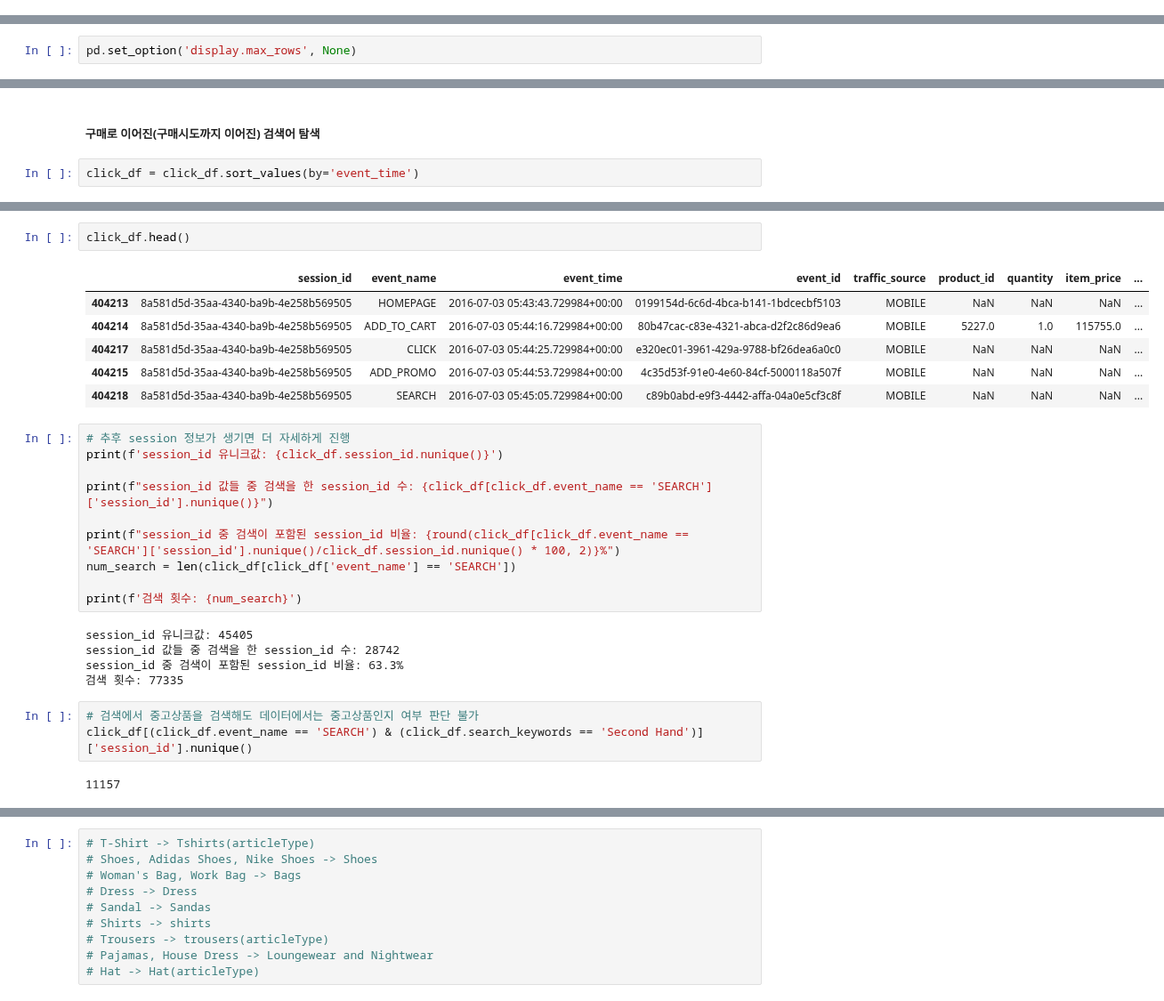
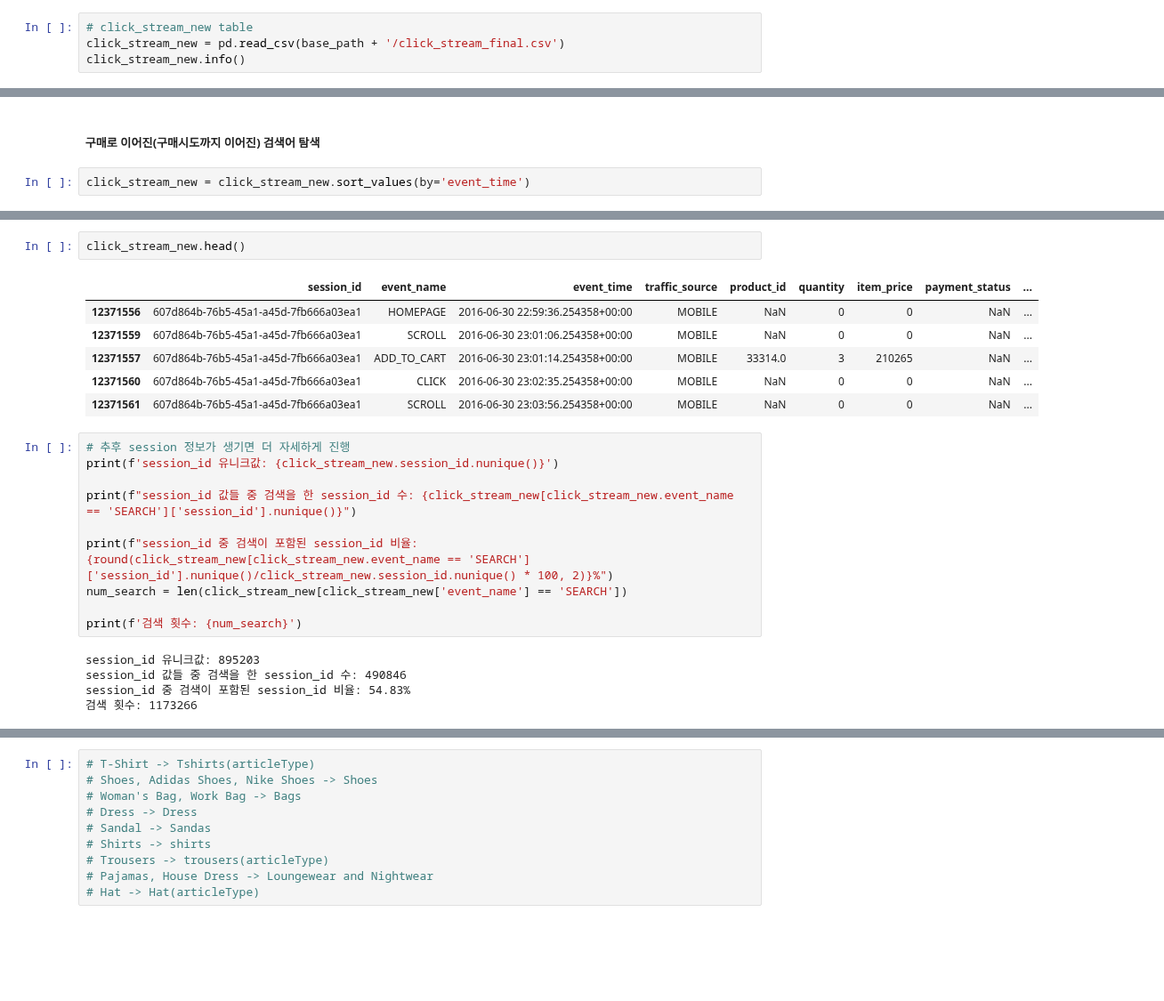
Before and after one commit to NARAEIM/tp2-da, a Jupyter notebook: tp2_da_hyunjune.ipynb, the cells around one changed output, grey strips where cells are left out. Shown at 89% size. Drawn from its saved outputs; the diff is of its cells as text; blank space fills up the shorter version.

```diff
--- a/tp2_da_hyunjune.ipynb
+++ b/tp2_da_hyunjune.ipynb
@@ -7,0 +20,4 @@ import os
+# %%
+# click_stream_new table
+click_stream_new = pd.read_csv(base_path + '/click_stream_final.csv')
+click_stream_new.info()
@@ -75,2 +83,0 @@ product_df.productDisplayName
-# %%
-pd.set_option('display.max_rows', None)
@@ -357,5 +242,5 @@ plt.show()
 # %% [markdown]
 ##### 구매로 이어진(구매시도까지 이어진) 검색어 탐색
 # %%
-click_df = click_df.sort_values(by='event_time')
+click_stream_new = click_stream_new.sort_values(by='event_time')
 # %%
@@ -365,29 +250,24 @@ array([nan, 'Success', 'Failed'], dtype=object)
 # %%
-click_df.head()
+click_stream_new.head()
 # %% [output]
-|  | session_id | event_name | event_time | event_id | traffic_source | product_id | quantity | item_price | ... |
-| 404213 | 8a581d5d-35aa-4340-ba9b-4e258b569505 | HOMEPAGE | 2016-07-03 05:43:43.729984+00:00 | 0199154d-6c6d-4bca-b141-1bdcecbf5103 | MOBILE | NaN | NaN | NaN | ... |
-| 404214 | 8a581d5d-35aa-4340-ba9b-4e258b569505 | ADD_TO_CART | 2016-07-03 05:44:16.729984+00:00 | 80b47cac-c83e-4321-abca-d2f2c86d9ea6 | MOBILE | 5227.0 | 1.0 | 115755.0 | ... |
-| 404217 | 8a581d5d-35aa-4340-ba9b-4e258b569505 | CLICK | 2016-07-03 05:44:25.729984+00:00 | e320ec01-3961-429a-9788-bf26dea6a0c0 | MOBILE | NaN | NaN | NaN | ... |
-| 404215 | 8a581d5d-35aa-4340-ba9b-4e258b569505 | ADD_PROMO | 2016-07-03 05:44:53.729984+00:00 | 4c35d53f-91e0-4e60-84cf-5000118a507f | MOBILE | NaN | NaN | NaN | ... |
-| 404218 | 8a581d5d-35aa-4340-ba9b-4e258b569505 | SEARCH | 2016-07-03 05:45:05.729984+00:00 | c89b0abd-e9f3-4442-affa-04a0e5cf3c8f | MOBILE | NaN | NaN | NaN | ... |
+|  | session_id | event_name | event_time | traffic_source | product_id | quantity | item_price | payment_status | ... |
+| 12371556 | 607d864b-76b5-45a1-a45d-7fb666a03ea1 | HOMEPAGE | 2016-06-30 22:59:36.254358+00:00 | MOBILE | NaN | 0 | 0 | NaN | ... |
+| 12371559 | 607d864b-76b5-45a1-a45d-7fb666a03ea1 | SCROLL | 2016-06-30 23:01:06.254358+00:00 | MOBILE | NaN | 0 | 0 | NaN | ... |
+| 12371557 | 607d864b-76b5-45a1-a45d-7fb666a03ea1 | ADD_TO_CART | 2016-06-30 23:01:14.254358+00:00 | MOBILE | 33314.0 | 3 | 210265 | NaN | ... |
+| 12371560 | 607d864b-76b5-45a1-a45d-7fb666a03ea1 | CLICK | 2016-06-30 23:02:35.254358+00:00 | MOBILE | NaN | 0 | 0 | NaN | ... |
+| 12371561 | 607d864b-76b5-45a1-a45d-7fb666a03ea1 | SCROLL | 2016-06-30 23:03:56.254358+00:00 | MOBILE | NaN | 0 | 0 | NaN | ... |
 # %%
 # 추후 session 정보가 생기면 더 자세하게 진행
-print(f'session_id 유니크값: {click_df.session_id.nunique()}')
+print(f'session_id 유니크값: {click_stream_new.session_id.nunique()}')
 
-print(f"session_id 값들 중 검색을 한 session_id 수: {click_df[click_df.event_name == 'SEARCH']['session_id'].nunique()}")
+print(f"session_id 값들 중 검색을 한 session_id 수: {click_stream_new[click_stream_new.event_name == 'SEARCH']['session_id'].nunique()}")
 
-print(f"session_id 중 검색이 포함된 session_id 비율: {round(click_df[click_df.event_name == 'SEARCH']['session_id'].nunique()/click_df.session_id.nunique() * 100, 2)}%")
-num_search = len(click_df[click_df['event_name'] == 'SEARCH'])
+print(f"session_id 중 검색이 포함된 session_id 비율: {round(click_stream_new[click_stream_new.event_name == 'SEARCH']['session_id'].nunique()/click_stream_new.session_id.nunique() * 100, 2)}%")
+num_search = len(click_stream_new[click_stream_new['event_name'] == 'SEARCH'])
 
 print(f'검색 횟수: {num_search}')
 # %% [output]
-session_id 유니크값: 45405
-session_id 값들 중 검색을 한 session_id 수: 28742
-session_id 중 검색이 포함된 session_id 비율: 63.3%
-검색 횟수: 77335
+session_id 유니크값: 895203
+session_id 값들 중 검색을 한 session_id 수: 490846
+session_id 중 검색이 포함된 session_id 비율: 54.83%
+검색 횟수: 1173266
-# %%
-# 검색에서 중고상품을 검색해도 데이터에서는 중고상품인지 여부 판단 불가
-click_df[(click_df.event_name == 'SEARCH') & (click_df.search_keywords == 'Second Hand')]['session_id'].nunique()
-# %% [output]
-11157
```
Also changed, not shown: parts of 51 cells of this notebook, 1 other file.
